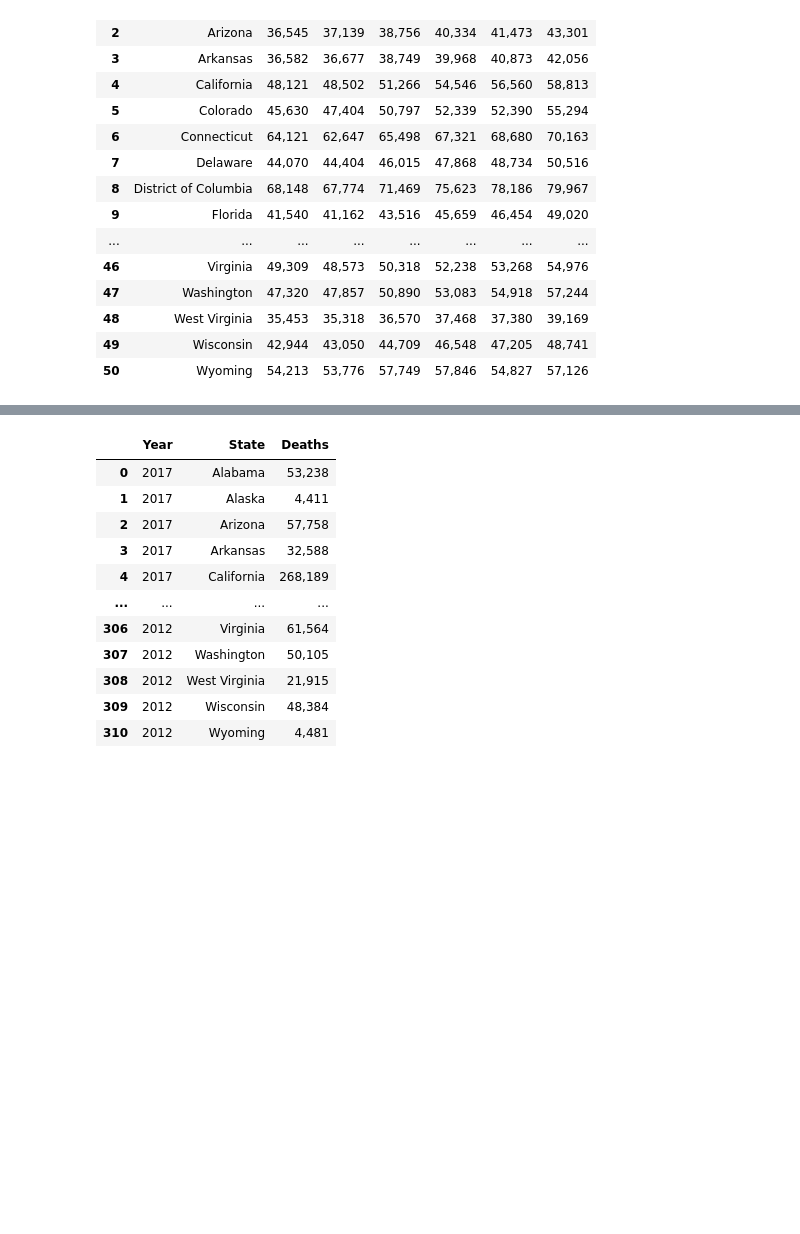
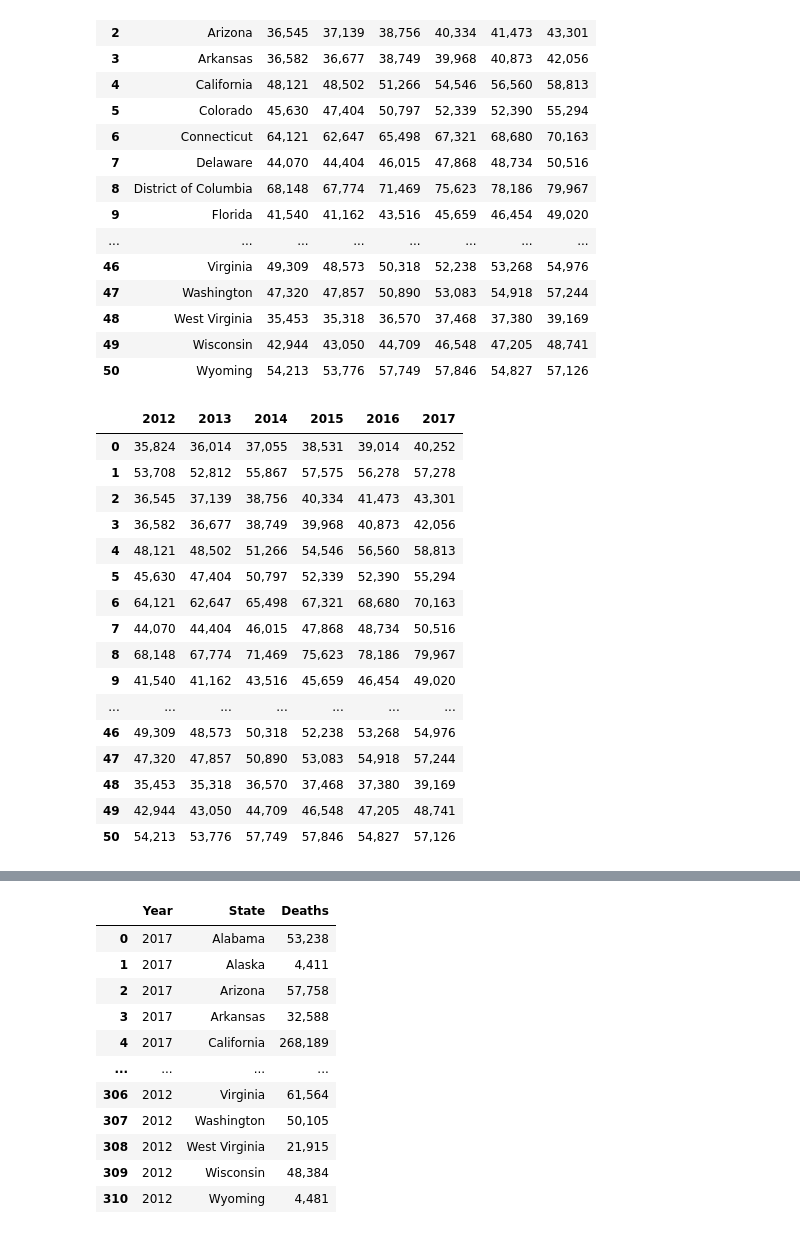
Before and after one commit to Tr3Yday30/Heartthrob, a Jupyter notebook: CleanData/Merge.ipynb, the cells around one changed output, grey strips where cells are left out. Drawn from its saved outputs; the diff is of its cells as text; code cells hidden in the pictures; blank space fills up the shorter version.

```diff
--- a/CleanData/Merge.ipynb
+++ b/CleanData/Merge.ipynb
@@ -21,3 +21,26 @@ income_df
 | 48 | West Virginia | 35,453 | 35,318 | 36,570 | 37,468 | 37,380 | 39,169 |
 | 49 | Wisconsin | 42,944 | 43,050 | 44,709 | 46,548 | 47,205 | 48,741 |
 | 50 | Wyoming | 54,213 | 53,776 | 57,749 | 57,846 | 54,827 | 57,126 |
+# %%
+#income_mean_df= income_df.drop("State", axis=1)
+df3= income_mean_df.drop("mean",axis=1)
+df4 = df3.drop("mean_rows",axis=1)
+df4
+# %% [output]
+|  | 2012 | 2013 | 2014 | 2015 | 2016 | 2017 |
+| 0 | 35,824 | 36,014 | 37,055 | 38,531 | 39,014 | 40,252 |
+| 1 | 53,708 | 52,812 | 55,867 | 57,575 | 56,278 | 57,278 |
+| 2 | 36,545 | 37,139 | 38,756 | 40,334 | 41,473 | 43,301 |
+| 3 | 36,582 | 36,677 | 38,749 | 39,968 | 40,873 | 42,056 |
+| 4 | 48,121 | 48,502 | 51,266 | 54,546 | 56,560 | 58,813 |
+| 5 | 45,630 | 47,404 | 50,797 | 52,339 | 52,390 | 55,294 |
+| 6 | 64,121 | 62,647 | 65,498 | 67,321 | 68,680 | 70,163 |
+| 7 | 44,070 | 44,404 | 46,015 | 47,868 | 48,734 | 50,516 |
+| 8 | 68,148 | 67,774 | 71,469 | 75,623 | 78,186 | 79,967 |
+| 9 | 41,540 | 41,162 | 43,516 | 45,659 | 46,454 | 49,020 |
+| ... | ... | ... | ... | ... | ... | ... |
+| 46 | 49,309 | 48,573 | 50,318 | 52,238 | 53,268 | 54,976 |
+| 47 | 47,320 | 47,857 | 50,890 | 53,083 | 54,918 | 57,244 |
+| 48 | 35,453 | 35,318 | 36,570 | 37,468 | 37,380 | 39,169 |
+| 49 | 42,944 | 43,050 | 44,709 | 46,548 | 47,205 | 48,741 |
+| 50 | 54,213 | 53,776 | 57,749 | 57,846 | 54,827 | 57,126 |
```
Also changed, not shown: parts of 7 cells of this notebook, 7 other files.
